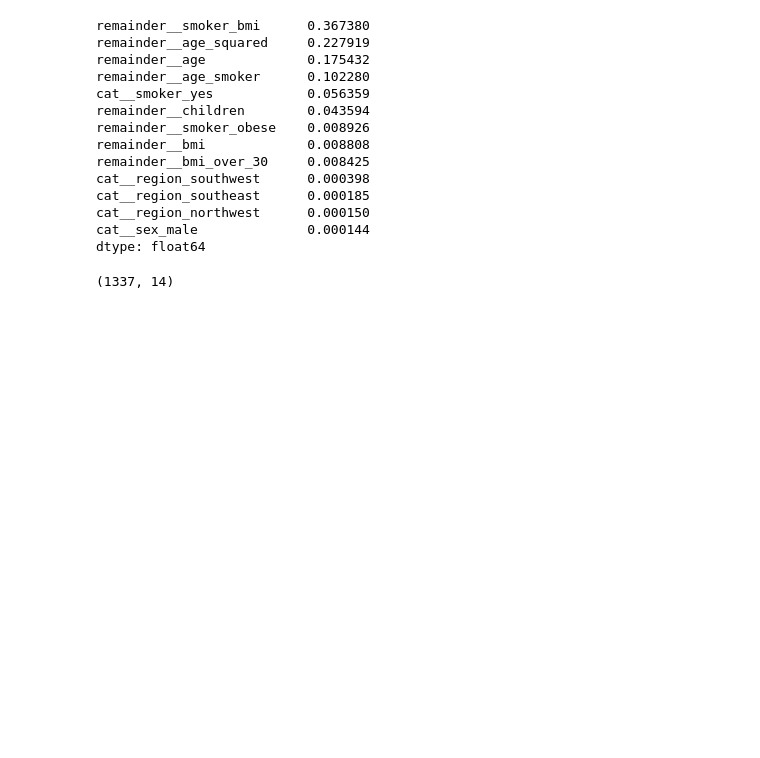
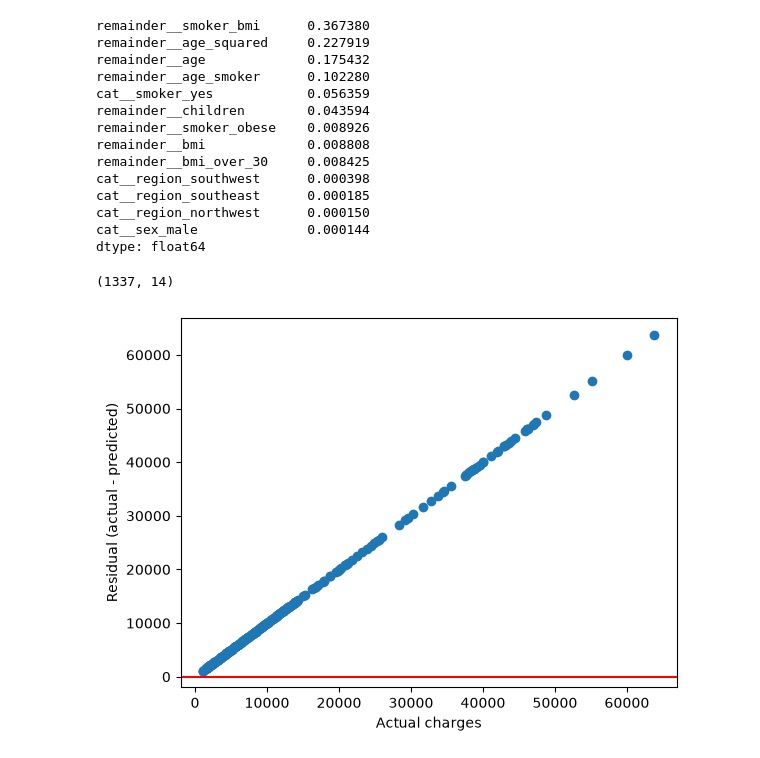
Before and after one commit to wongtaiming/Medical_Insurance_Cost_Prediction_ML, a Jupyter notebook: brian's_testing_dont_use/02_random_forest_model.ipynb, the cells around one changed output. Saved outputs shown, nothing was run; the diff lists cells and outputs as text; code cells hidden in the pictures; blank space fills up the shorter version.

```diff
--- a/brian's_testing_dont_use/02_random_forest_model.ipynb
+++ b/brian's_testing_dont_use/02_random_forest_model.ipynb
@@ -171,3 +170,12 @@ dtype: float64
 print(pd.read_csv("../dataset/medical_insurance_encoded.csv").shape)
 # %% [output]
 (1337, 14)
+# %%
+residuals = y_test_actual - y_pred
+plt.scatter(y_test_actual, residuals)
+plt.axhline(0, color='red')
+plt.xlabel("Actual charges")
+plt.ylabel("Residual (actual - predicted)")
+plt.show()
+# %% [output]
+[figure, added]
```
Also changed, not shown: parts of 3 cells of this notebook.
